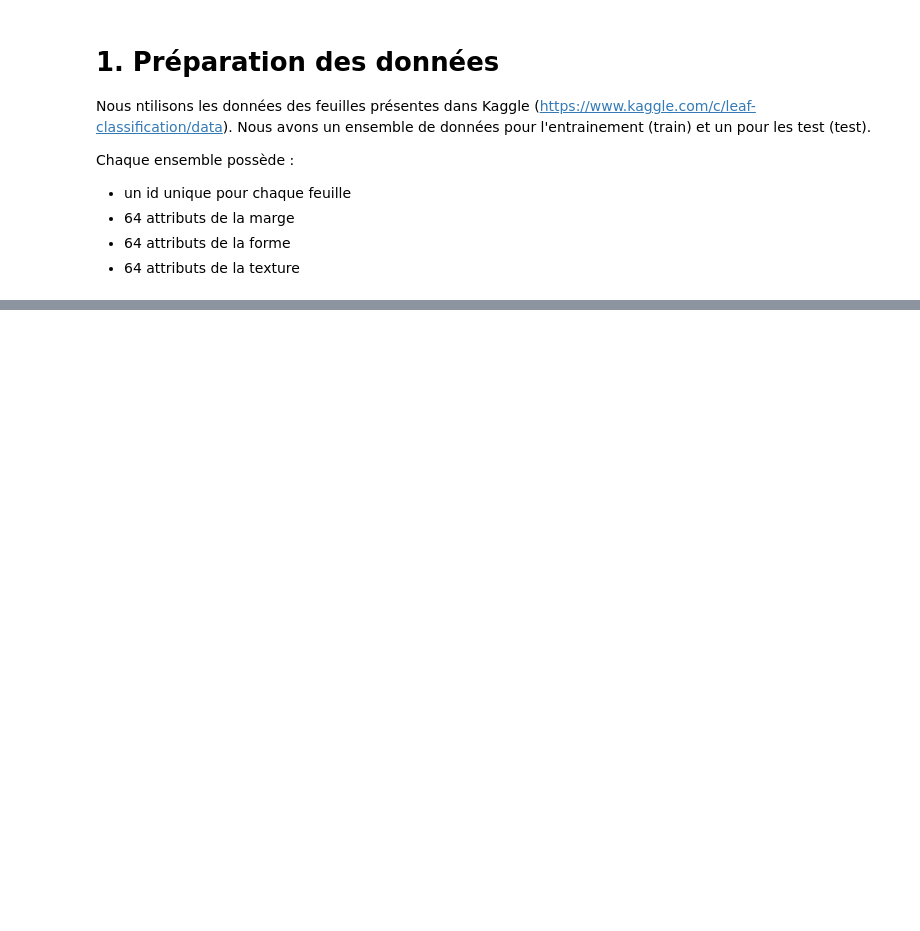
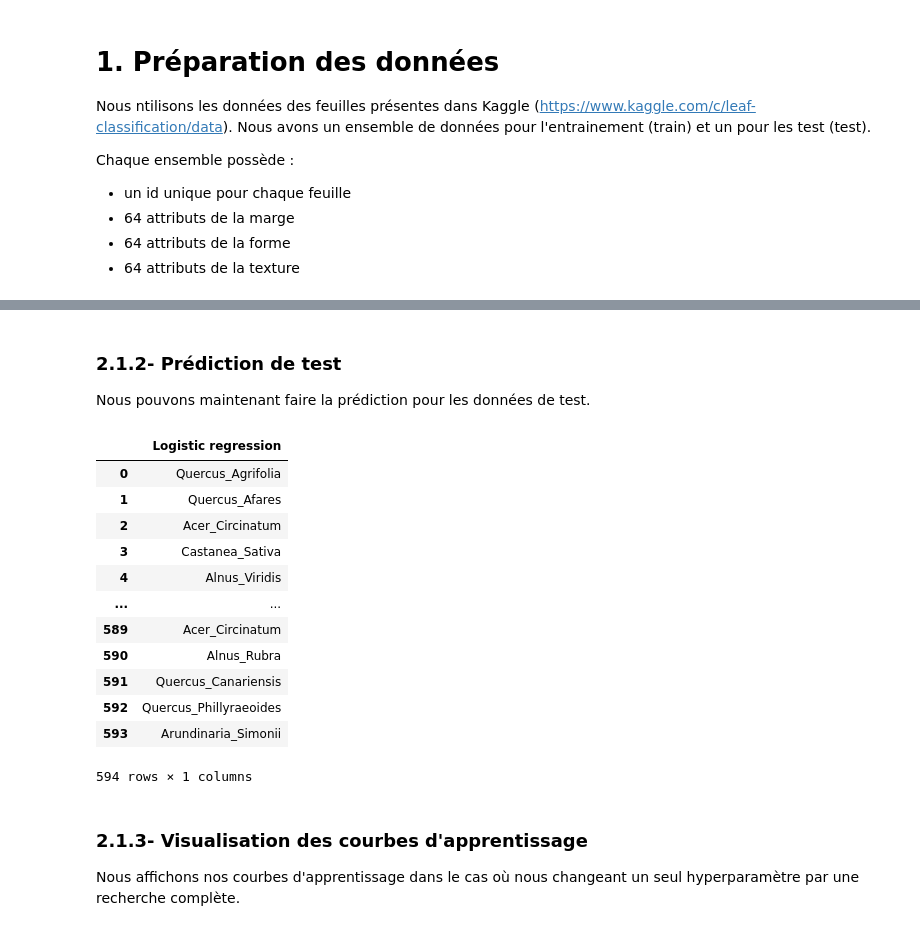
Before and after one commit to Antabli/IFT712-2022H, a Jupyter notebook: Main.ipynb, the cells around one changed output, grey strips where cells are left out. Drawn from its saved outputs; the diff is of its cells as text; code cells hidden in the pictures; blank space fills up the shorter version.

```diff
--- a/Main.ipynb
+++ b/Main.ipynb
@@ -20,10 +23,10 @@ plt.rcParams['figure.figsize'] = (15.0, 10.0)  # définir la taille par défaut
 %autoreload 2
 # %%
 # Résultat pour la comparaison visuelle
-accu_dict = {}
+dict_accuracy = {}
 
 # Dictionnaire des étiquettes pour les prédictions de test et liste des fonctions de score
-pred_dict = {}
+dict_prediction = {}
 scorers = {"Accuracy": 'accuracy', "Precision": 'precision_micro', "F1": 'f1_micro'}
 # %% [markdown]
 # 1. Préparation des données
@@ -113,0 +143,6 @@ Y_valid = labelBin.transform(Y_valid)
+# %%
+LogisticRegression_param = {
+    'estimator__C': [100, 10, 1.0, 0.1, 0.01],
+    'estimator__solver': ['newton-cg', 'lbfgs', 'liblinear'],
+    'estimator__penalty': ['l2']
+}
@@ -113,0 +151,13 @@ Y_valid = labelBin.transform(Y_valid)
+# %%
+model = LogisticRegressionClassifier(X_training, Y_training, X_valid, Y_valid, class_names, scorers)
+accu_training_hyperparm, accu_valid_hyperparm, best_estimator, best_accuracy = model.train(LogisticRegression_param, random_search=True)
+
+print('Meilleure précision de validation croisée : {}'.format(best_accuracy))
+print('\nMeilleur estimateur:\n{}'.format(best_estimator))
+
+print("[Paramètres de l'estimateur]")
+
+display(model.estimator.get_params())
+
+print('Précision de l`entrainement: {:.3%}'.format(accu_training_hyperparm))
+print('Précision de la validation: {:.3%}'.format(accu_valid_hyperparm))
@@ -113,0 +194,27 @@ Y_valid = labelBin.transform(Y_valid)
+# %% [markdown]
+### 2.1.2- Prédiction de test
+Nous pouvons maintenant faire la prédiction pour les données de test.
+# %%
+LogisticReg_prediction = model.predict(X_testing)
+LogisticReg_prediction_label = labelBin.inverse_transform(LogisticReg_prediction)
+
+dict_prediction["Logistic regression"] = LogisticReg_prediction_label
+df_prediction = pd.DataFrame.from_dict(dict_prediction)
+df_prediction
+# %% [output]
+|  | Logistic regression |
+| 0 | Quercus_Agrifolia |
+| 1 | Quercus_Afares |
+| 2 | Acer_Circinatum |
+| 3 | Castanea_Sativa |
+| 4 | Alnus_Viridis |
+| ... | ... |
+| 589 | Acer_Circinatum |
+| 590 | Alnus_Rubra |
+| 591 | Quercus_Canariensis |
+| 592 | Quercus_Phillyraeoides |
+| 593 | Arundinaria_Simonii |
+594 rows × 1 columns
+# %% [markdown]
+### 2.1.3- Visualisation des courbes d'apprentissage
+Nous affichons nos courbes d'apprentissage dans le cas où nous changeant un seul hyperparamètre par une recherche complète.
```
Also changed, not shown: parts of 15 cells of this notebook, 3 other files.
